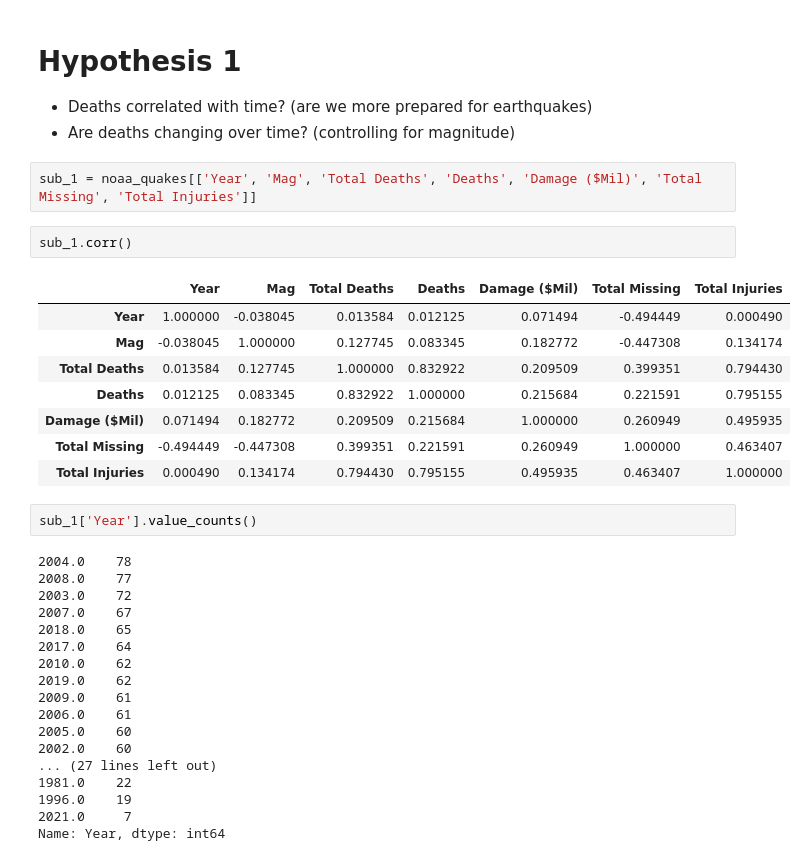
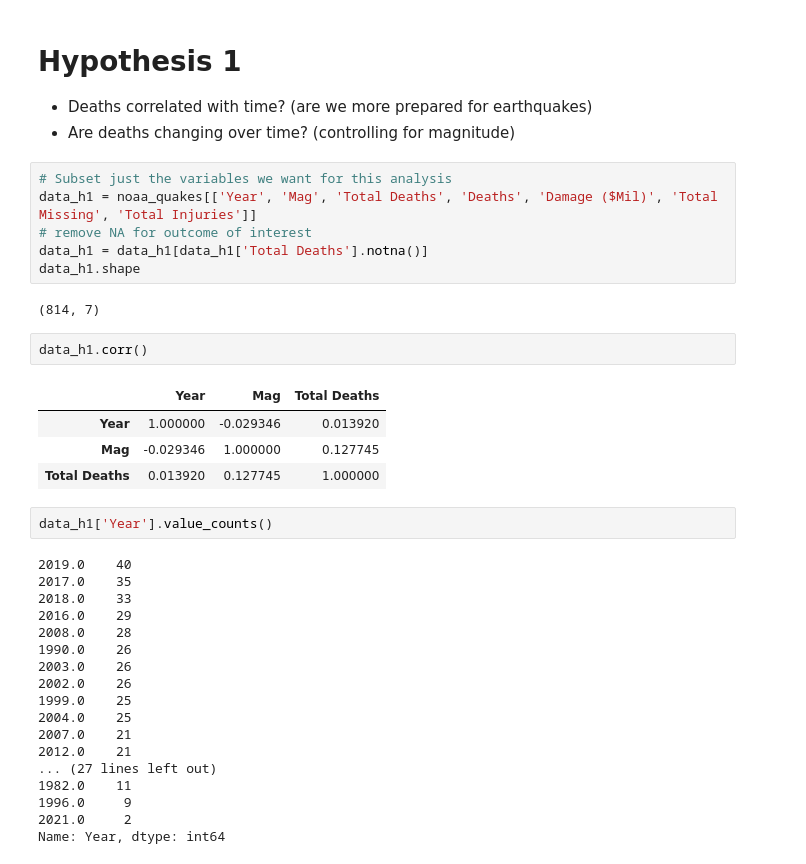
Before and after one commit to jearcher/209_final_project, a Jupyter notebook: notebooks/eda_josh.ipynb, the cells around one changed output. Drawn from its saved outputs; the diff is of its cells as text.

```diff
--- a/notebooks/eda_josh.ipynb
+++ b/notebooks/eda_josh.ipynb
@@ -56,37 +35,39 @@ Name: magType, dtype: int64
 - Deaths correlated with time?  (are we more prepared for earthquakes)
 - Are deaths changing over time? (controlling for magnitude)
 # %%
-sub_1 = noaa_quakes[['Year', 'Mag', 'Total Deaths', 'Deaths', 'Damage ($Mil)', 'Total Missing', 'Total Injuries']]
+# Subset just the variables we want for this analysis
+data_h1 = noaa_quakes[['Year', 'Mag', 'Total Deaths', 'Deaths', 'Damage ($Mil)', 'Total Missing', 'Total Injuries']]
+# remove NA for outcome of interest
+data_h1 = data_h1[data_h1['Total Deaths'].notna()]
+data_h1.shape
+# %% [output]
+(814, 7)
 # %%
-sub_1.corr()
+data_h1.corr()
 # %% [output]
-|  | Year | Mag | Total Deaths | Deaths | Damage ($Mil) | Total Missing | Total Injuries |
-| Year | 1.000000 | -0.038045 | 0.013584 | 0.012125 | 0.071494 | -0.494449 | 0.000490 |
-| Mag | -0.038045 | 1.000000 | 0.127745 | 0.083345 | 0.182772 | -0.447308 | 0.134174 |
-| Total Deaths | 0.013584 | 0.127745 | 1.000000 | 0.832922 | 0.209509 | 0.399351 | 0.794430 |
-| Deaths | 0.012125 | 0.083345 | 0.832922 | 1.000000 | 0.215684 | 0.221591 | 0.795155 |
-| Damage ($Mil) | 0.071494 | 0.182772 | 0.209509 | 0.215684 | 1.000000 | 0.260949 | 0.495935 |
-| Total Missing | -0.494449 | -0.447308 | 0.399351 | 0.221591 | 0.260949 | 1.000000 | 0.463407 |
-| Total Injuries | 0.000490 | 0.134174 | 0.794430 | 0.795155 | 0.495935 | 0.463407 | 1.000000 |
+|  | Year | Mag | Total Deaths |
+| Year | 1.000000 | -0.029346 | 0.013920 |
+| Mag | -0.029346 | 1.000000 | 0.127745 |
+| Total Deaths | 0.013920 | 0.127745 | 1.000000 |
 # %%
-sub_1['Year'].value_counts()
+data_h1['Year'].value_counts()
 # %% [output]
-2004.0    78
-2008.0    77
-2003.0    72
-2007.0    67
-2018.0    65
-2017.0    64
-2010.0    62
-2019.0    62
-2009.0    61
-2006.0    61
-2005.0    60
-2002.0    60
+2019.0    40
+2017.0    35
+2018.0    33
+2016.0    29
+2008.0    28
+1990.0    26
+2003.0    26
+2002.0    26
+1999.0    25
+2004.0    25
+2007.0    21
+2012.0    21
 ... (27 lines left out)
-1981.0    22
-1996.0    19
-2021.0     7
+1982.0    11
+1996.0     9
+2021.0     2
 Name: Year, dtype: int64
 # %%
 # Bin magnitudes? by 0.5 then replace as y-axis
```
Also changed, not shown: parts of 25 cells of this notebook.
